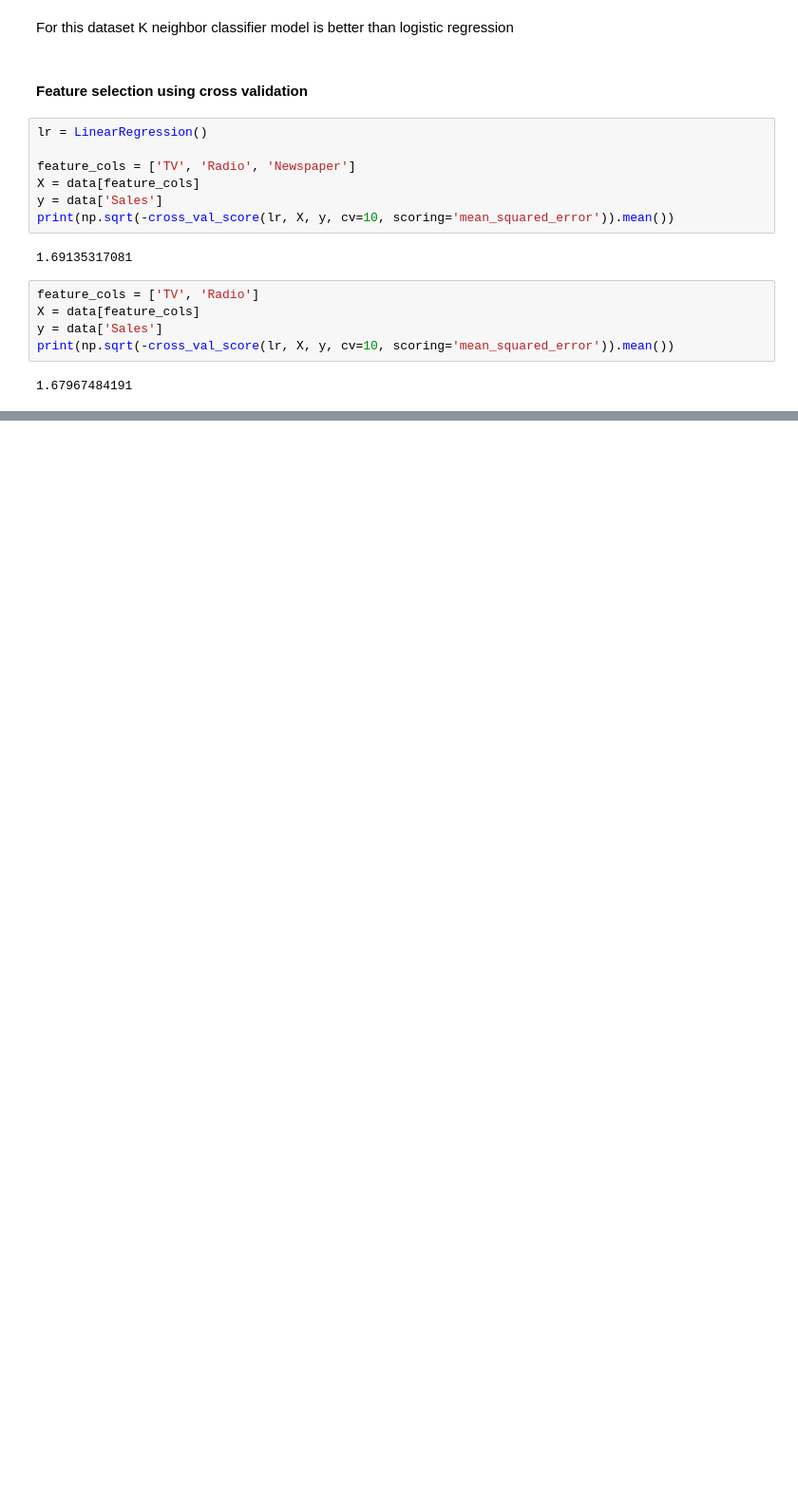
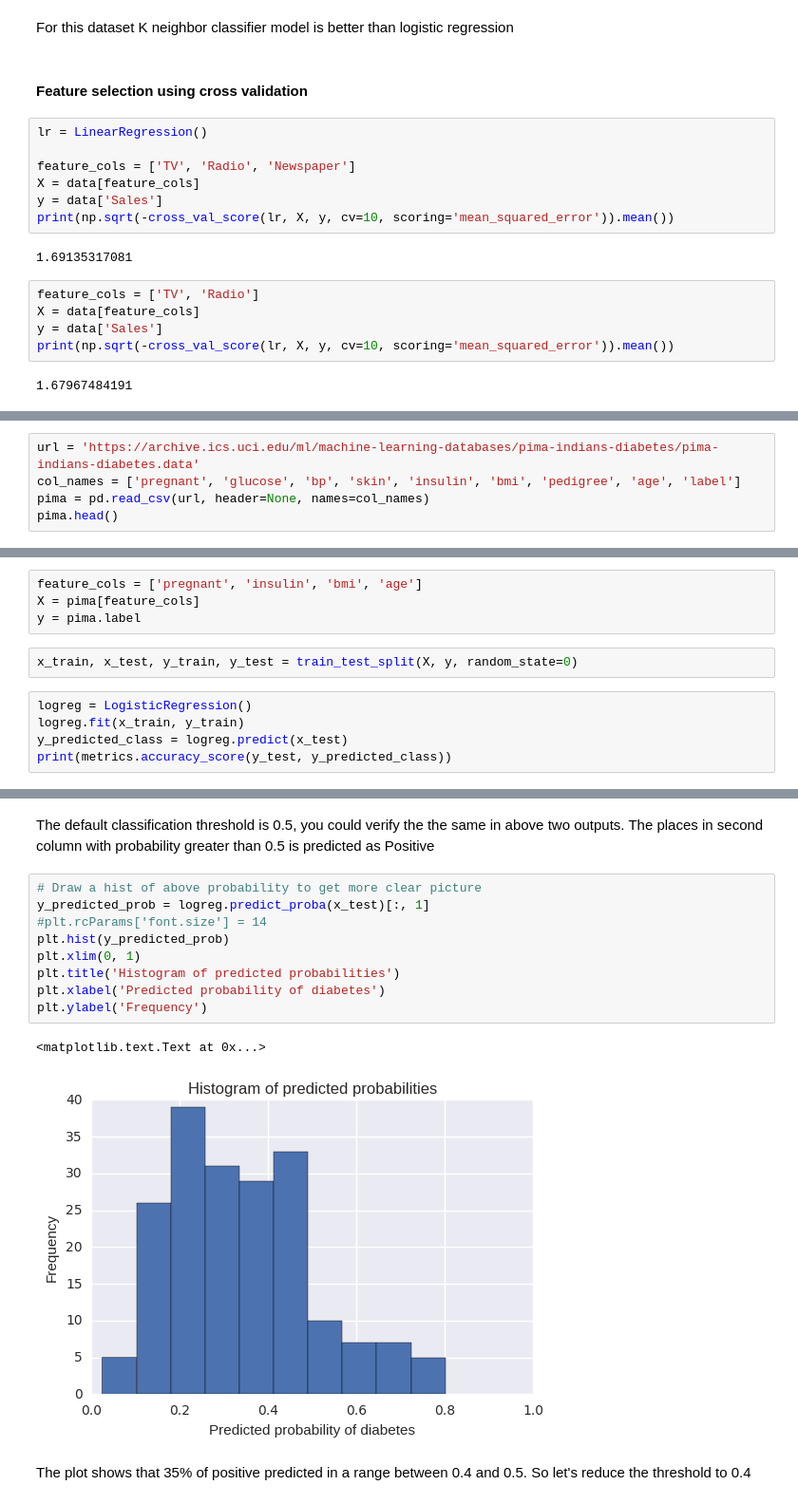
Before and after one commit to vimal1083/Machine-learning-using-scikit-learn, a Jupyter notebook: scikit_playground.ipynb, the cells around one changed output, grey strips where cells are left out. Shown: that part at 95% size. Saved outputs shown, nothing was run; the diff lists cells and outputs as text; blank space fills up the shorter version.

```diff
--- a/scikit_playground.ipynb
+++ b/scikit_playground.ipynb
@@ -231,0 +357,5 @@ print(np.sqrt(-cross_val_score(lr, X, y, cv=10, scoring='mean_squared_error')).m
+# %%
+url = 'https://archive.ics.uci.edu/ml/machine-learning-databases/pima-indians-diabetes/pima-indians-diabetes.data'
+col_names = ['pregnant', 'glucose', 'bp', 'skin', 'insulin', 'bmi', 'pedigree', 'age', 'label']
+pima = pd.read_csv(url, header=None, names=col_names)
+pima.head()
@@ -231,0 +369,11 @@ print(np.sqrt(-cross_val_score(lr, X, y, cv=10, scoring='mean_squared_error')).m
+# %%
+feature_cols = ['pregnant', 'insulin', 'bmi', 'age']
+X = pima[feature_cols]
+y = pima.label
+# %%
+x_train, x_test, y_train, y_test = train_test_split(X, y, random_state=0)
+# %%
+logreg = LogisticRegression()
+logreg.fit(x_train, y_train)
+y_predicted_class = logreg.predict(x_test)
+print(metrics.accuracy_score(y_test, y_predicted_class))
@@ -231,0 +419,16 @@ print(np.sqrt(-cross_val_score(lr, X, y, cv=10, scoring='mean_squared_error')).m
+# %% [markdown]
+The default classification threshold is 0.5, you could verify the the same in above two outputs. The places in second column with probability greater  than 0.5 is predicted as Positive
+# %%
+# Draw a hist of above probability to get more clear picture
+y_predicted_prob = logreg.predict_proba(x_test)[:, 1]
+#plt.rcParams['font.size'] = 14
+plt.hist(y_predicted_prob)
+plt.xlim(0, 1)
+plt.title('Histogram of predicted probabilities')
+plt.xlabel('Predicted probability of diabetes')
+plt.ylabel('Frequency')
+# %% [output]
+<matplotlib.text.Text at 0x...>
+[figure, added]
+# %% [markdown]
+The plot shows that 35% of positive predicted in a range between 0.4 and 0.5. So let's reduce the threshold to 0.4
```
Also changed, not shown: parts of 25 cells of this notebook.
